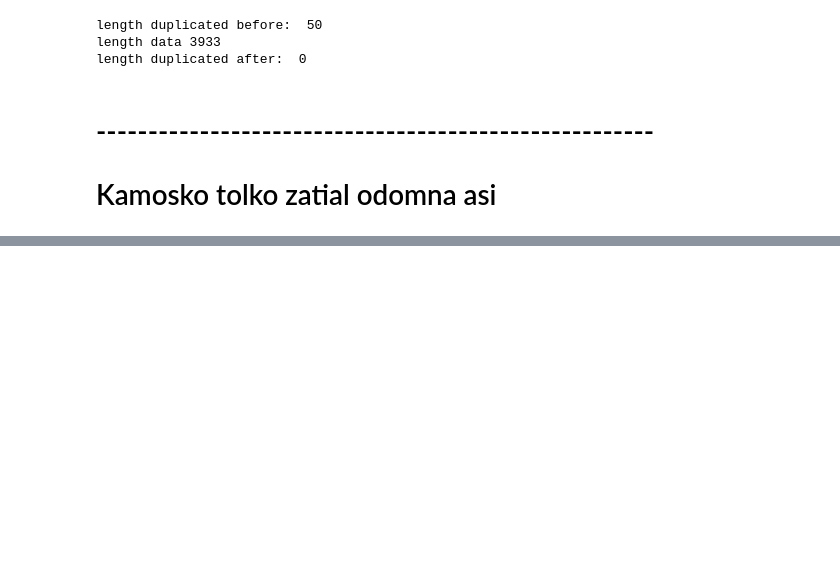
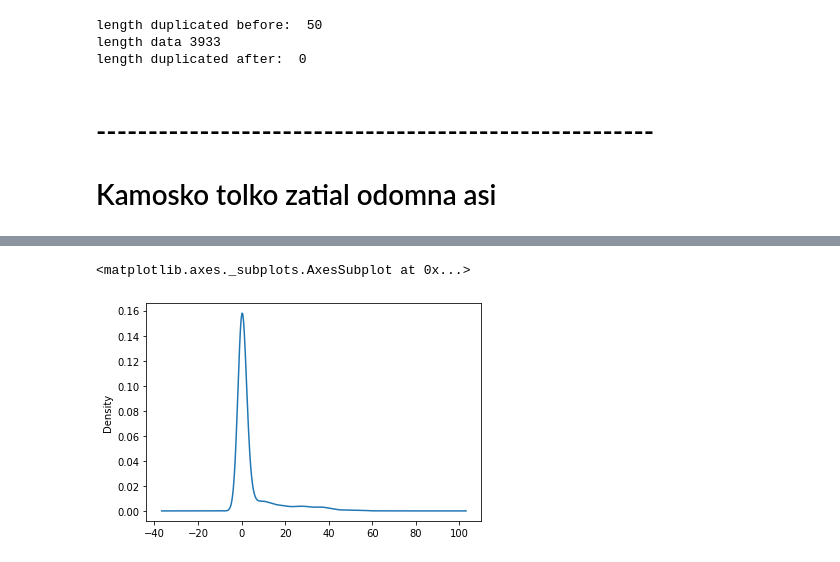
Before and after one commit to MCFreddie777/iau-project, a Jupyter notebook: [Odovzdanie 2] data.ipynb, the cells around one changed output, grey strips where cells are left out. Cells and saved outputs as stored; diff of their text form; code cells hidden in the pictures; blank space fills up the shorter version.

Commit message:
doratanie skewness pomocou linearnej regresie a priemeru

```diff
--- a/[Odovzdanie 2] data.ipynb
+++ b/[Odovzdanie 2] data.ipynb
@@ -447,0 +711,4 @@ data[data.name.str.contains('Joshua Sanders')]
+# %%
+
+df_predicted = pd.DataFrame(predicted)
+df_predicted
@@ -447,0 +733,2 @@ data[data.name.str.contains('Joshua Sanders')]
+# %%
+data['employment_info'].loc[data['employment_info'].isnull() == True] = df_predicted[0].values
@@ -447,0 +740,2 @@ data[data.name.str.contains('Joshua Sanders')]
+# %%
+data['employment'].loc[data['employment'].isnull() == True] = df_predicted[1].values
@@ -447,0 +771,15 @@ data[data.name.str.contains('Joshua Sanders')]
+# %%
+import sklearn
+from sklearn.linear_model import LinearRegression
+lm = LinearRegression()
+df = data[['kurtosis_glucose','skewness_glucose']]
+df.dropna(axis=0, how='any', inplace=True)
+X = df['kurtosis_glucose'].values.reshape(-1,1)
+
+
+lm.fit(X,df['skewness_glucose'])
+data_T3_null = data['kurtosis_glucose'].loc[(data['skewness_glucose'].isna()) & (~data['kurtosis_glucose'].isna())]
+data_T3_null
+temp = lm.predict(np.array(data_T3_null).reshape(-1,1))
+temp
+data['skewness_glucose'].loc[(data['skewness_glucose'].isna()) & (~data['kurtosis_glucose'].isna())] = temp
@@ -447,0 +795,9 @@ data[data.name.str.contains('Joshua Sanders')]
+# %%
+import copy
+Zaloha = copy.deepcopy(data['skewness_glucose'])
+PomDF = copy.deepcopy(data['skewness_glucose'])
+PomDF.fillna(PomDF.mean(), inplace=True)
+PomDF.plot(kind='kde')
+# %% [output]
+<matplotlib.axes._subplots.AxesSubplot at 0x...>
+[figure, added]
```
Also changed, not shown: parts of 50 cells of this notebook.
